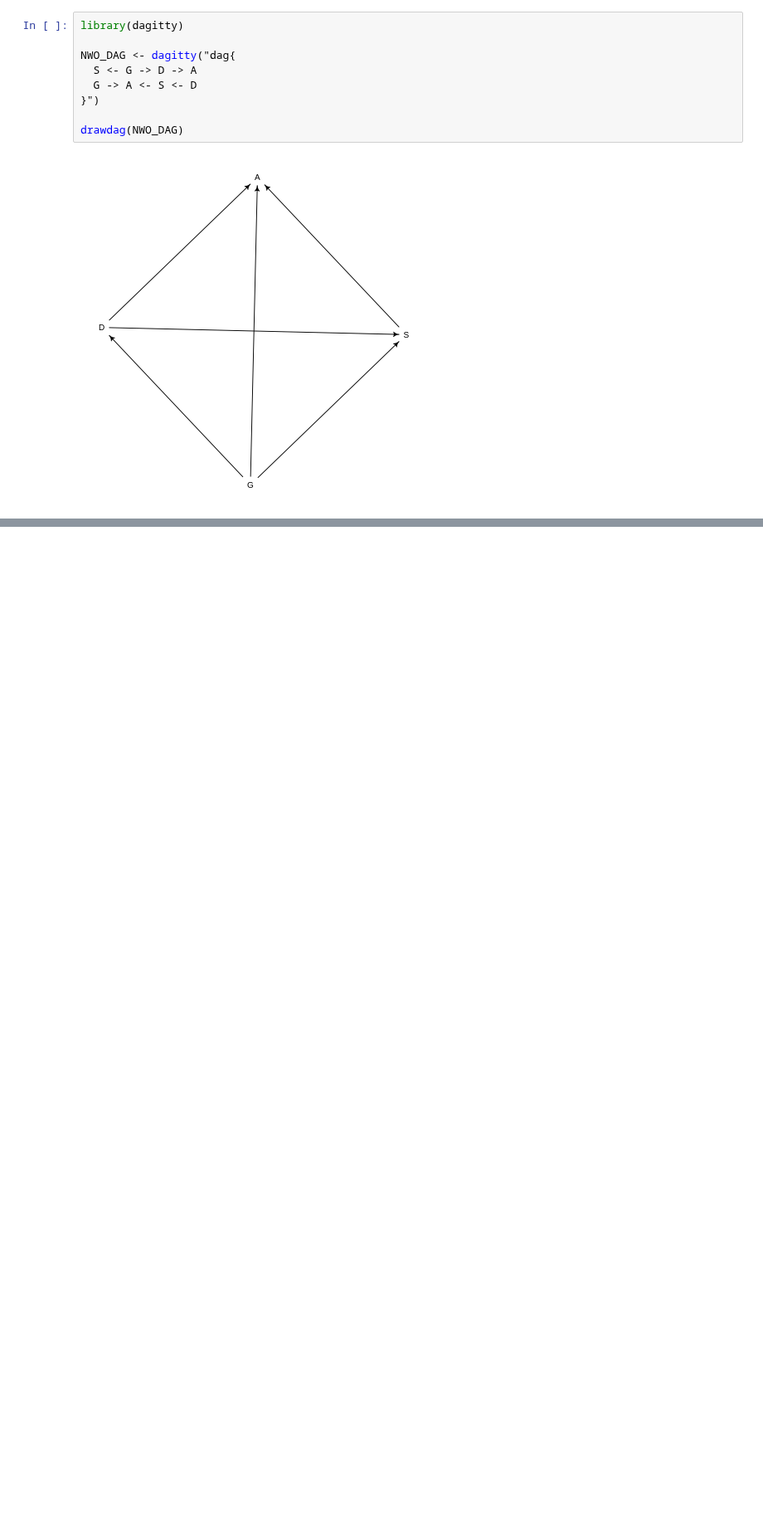
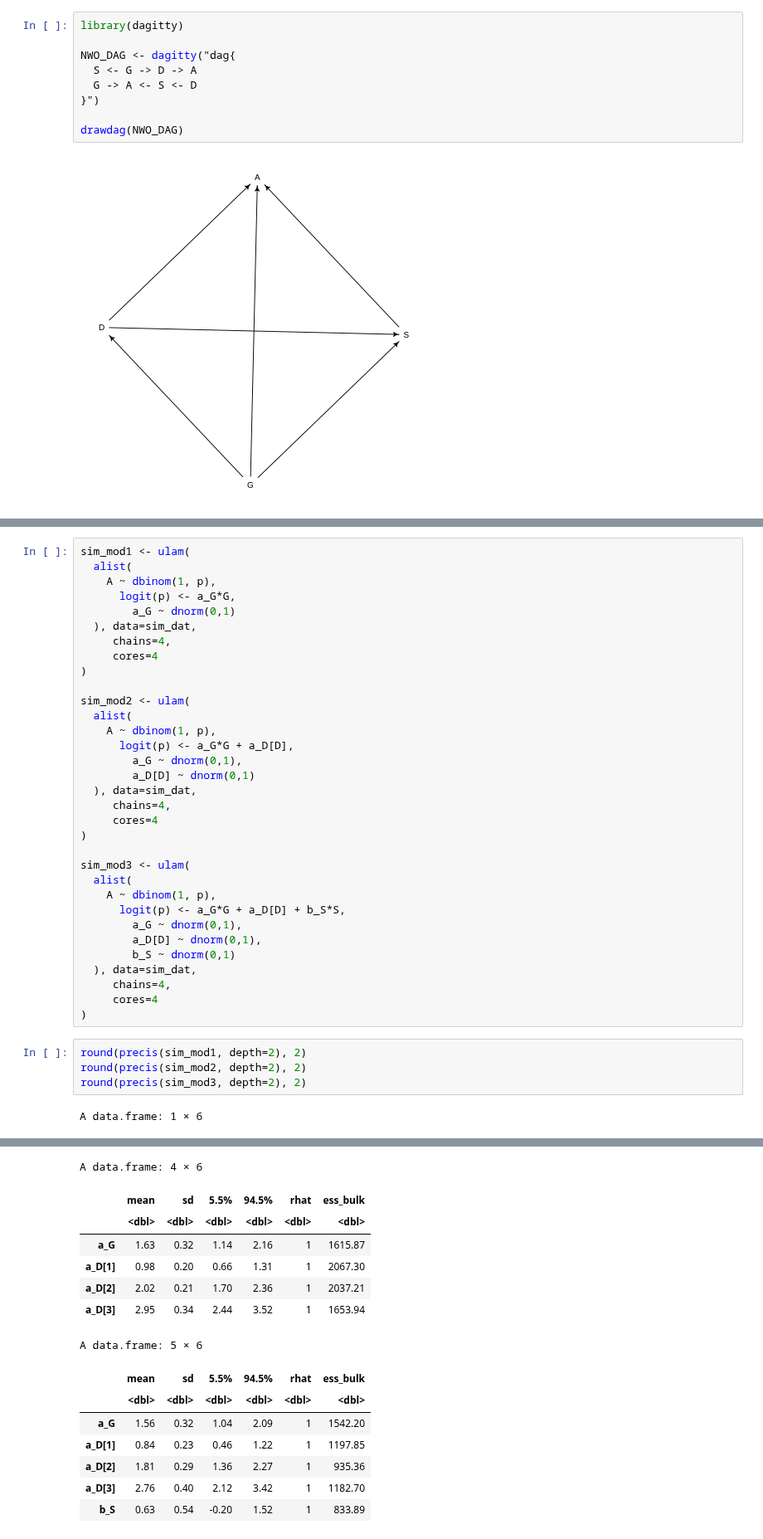
Before and after one commit to nicklausmillican/StatisticalRethinkingIISolutions, a Jupyter notebook: StatisticalRethinkingSolutions2_Ch11.ipynb, the cells around one changed output, grey strips where cells are left out. Shown at 83% size. Drawn from its saved outputs; the diff is of its cells as text; blank space fills up the shorter version.

```diff
--- a/StatisticalRethinkingSolutions2_Ch11.ipynb
+++ b/StatisticalRethinkingSolutions2_Ch11.ipynb
@@ -1460,0 +1472,39 @@ S <- runif(n=n, min=0, max=1)
+# %%
+sim_mod1 <- ulam(
+  alist(
+    A ~ dbinom(1, p),
+      logit(p) <- a_G*G,
+        a_G ~ dnorm(0,1)
+  ), data=sim_dat,
+     chains=4,
+     cores=4
+)
+
+sim_mod2 <- ulam(
+  alist(
+    A ~ dbinom(1, p),
+      logit(p) <- a_G*G + a_D[D],
+        a_G ~ dnorm(0,1),
+        a_D[D] ~ dnorm(0,1)
+  ), data=sim_dat,
+     chains=4,
+     cores=4
+)
+
+sim_mod3 <- ulam(
+  alist(
+    A ~ dbinom(1, p),
+      logit(p) <- a_G*G + a_D[D] + b_S*S,
+        a_G ~ dnorm(0,1),
+        a_D[D] ~ dnorm(0,1),
+        b_S ~ dnorm(0,1)
+  ), data=sim_dat,
+     chains=4,
+     cores=4
+)
+# %%
+round(precis(sim_mod1, depth=2), 2)
+round(precis(sim_mod2, depth=2), 2)
+round(precis(sim_mod3, depth=2), 2)
+# %% [output]
+A data.frame: 1 × 6
@@ -1460,0 +1514,15 @@ S <- runif(n=n, min=0, max=1)
+A data.frame: 4 × 6
+|  | mean | sd | 5.5% | 94.5% | rhat | ess_bulk |
+|  | <dbl> | <dbl> | <dbl> | <dbl> | <dbl> | <dbl> |
+| a_G | 1.63 | 0.32 | 1.14 | 2.16 | 1 | 1615.87 |
+| a_D[1] | 0.98 | 0.20 | 0.66 | 1.31 | 1 | 2067.30 |
+| a_D[2] | 2.02 | 0.21 | 1.70 | 2.36 | 1 | 2037.21 |
+| a_D[3] | 2.95 | 0.34 | 2.44 | 3.52 | 1 | 1653.94 |
+A data.frame: 5 × 6
+|  | mean | sd | 5.5% | 94.5% | rhat | ess_bulk |
+|  | <dbl> | <dbl> | <dbl> | <dbl> | <dbl> | <dbl> |
+| a_G | 1.56 | 0.32 | 1.04 | 2.09 | 1 | 1542.20 |
+| a_D[1] | 0.84 | 0.23 | 0.46 | 1.22 | 1 | 1197.85 |
+| a_D[2] | 1.81 | 0.29 | 1.36 | 2.27 | 1 | 935.36 |
+| a_D[3] | 2.76 | 0.40 | 2.12 | 3.42 | 1 | 1182.70 |
+| b_S | 0.63 | 0.54 | -0.20 | 1.52 | 1 | 833.89 |
```
Also changed, not shown: parts of 4 cells of this notebook.
